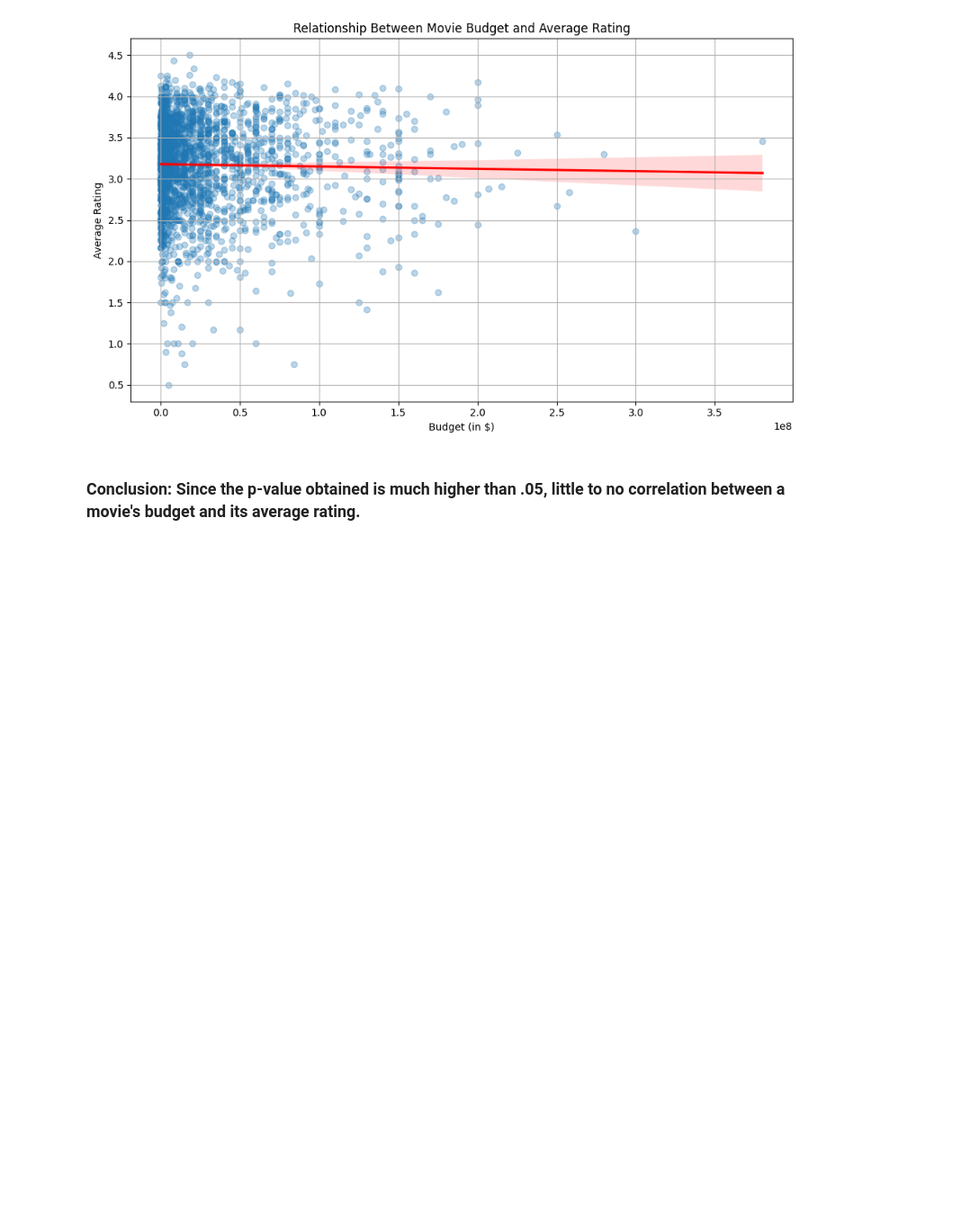
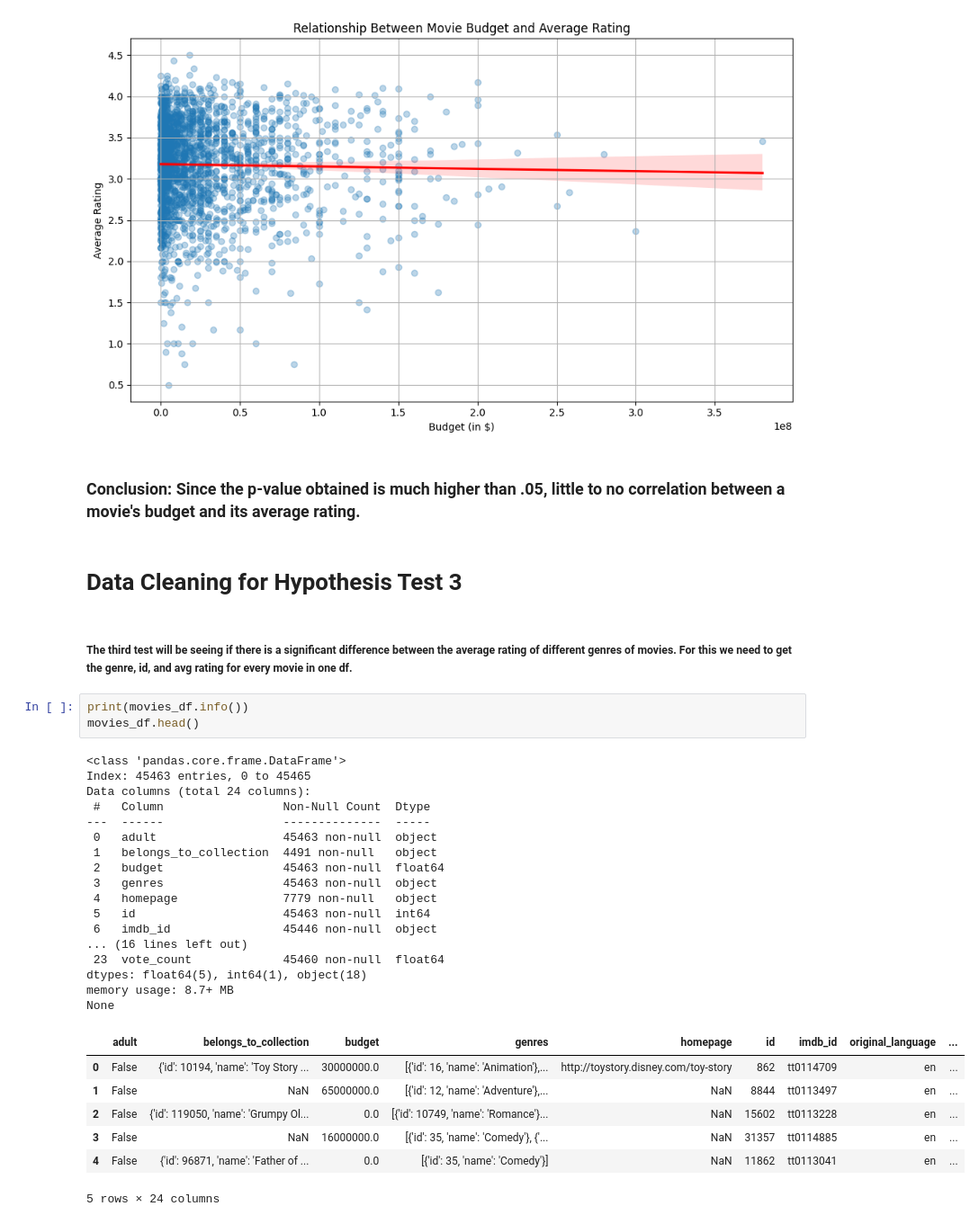
Before and after one commit to saharshmaloo/MovieAnalysis320, a Jupyter notebook: movies_data.ipynb, the cells around one changed output. Shown: that part at 90% size. Drawn from its saved outputs; the diff is of its cells as text; blank space fills up the shorter version.

```diff
--- a/movies_data.ipynb
+++ b/movies_data.ipynb
@@ -205,3 +208,35 @@ P-value: 0.3483122431419324
 [figure]
 # %% [markdown]
 ### Conclusion: Since the p-value obtained is much higher than .05, little to no correlation between a movie's budget and its average rating.
+# %% [markdown]
+# Data Cleaning for Hypothesis Test 3
+# %% [markdown]
+##### The third test will be seeing if there is a significant difference between the average rating of different genres of movies. For this we need to get the genre, id, and avg rating for every movie in one df.
+# %%
+print(movies_df.info())
+movies_df.head()
+# %% [output]
+<class 'pandas.core.frame.DataFrame'>
+Index: 45463 entries, 0 to 45465
+Data columns (total 24 columns):
+ #   Column                 Non-Null Count  Dtype
+---  ------                 --------------  -----
+ 0   adult                  45463 non-null  object
+ 1   belongs_to_collection  4491 non-null   object
+ 2   budget                 45463 non-null  float64
+ 3   genres                 45463 non-null  object
+ 4   homepage               7779 non-null   object
+ 5   id                     45463 non-null  int64
+ 6   imdb_id                45446 non-null  object
+... (16 lines left out)
+ 23  vote_count             45460 non-null  float64
+dtypes: float64(5), int64(1), object(18)
+memory usage: 8.7+ MB
+None
+|  | adult | belongs_to_collection | budget | genres | homepage | id | imdb_id | original_language | ... |
+| 0 | False | {'id': 10194, 'name': 'Toy Story ... | 30000000.0 | [{'id': 16, 'name': 'Animation'},... | http://toystory.disney.com/toy-story | 862 | tt0114709 | en | ... |
+| 1 | False | NaN | 65000000.0 | [{'id': 12, 'name': 'Adventure'},... | NaN | 8844 | tt0113497 | en | ... |
+| 2 | False | {'id': 119050, 'name': 'Grumpy Ol... | 0.0 | [{'id': 10749, 'name': 'Romance'}... | NaN | 15602 | tt0113228 | en | ... |
+| 3 | False | NaN | 16000000.0 | [{'id': 35, 'name': 'Comedy'}, {'... | NaN | 31357 | tt0114885 | en | ... |
+| 4 | False | {'id': 96871, 'name': 'Father of ... | 0.0 | [{'id': 35, 'name': 'Comedy'}] | NaN | 11862 | tt0113041 | en | ... |
+5 rows × 24 columns
```
Also changed, not shown: parts of 2 cells of this notebook, 2 other files.
